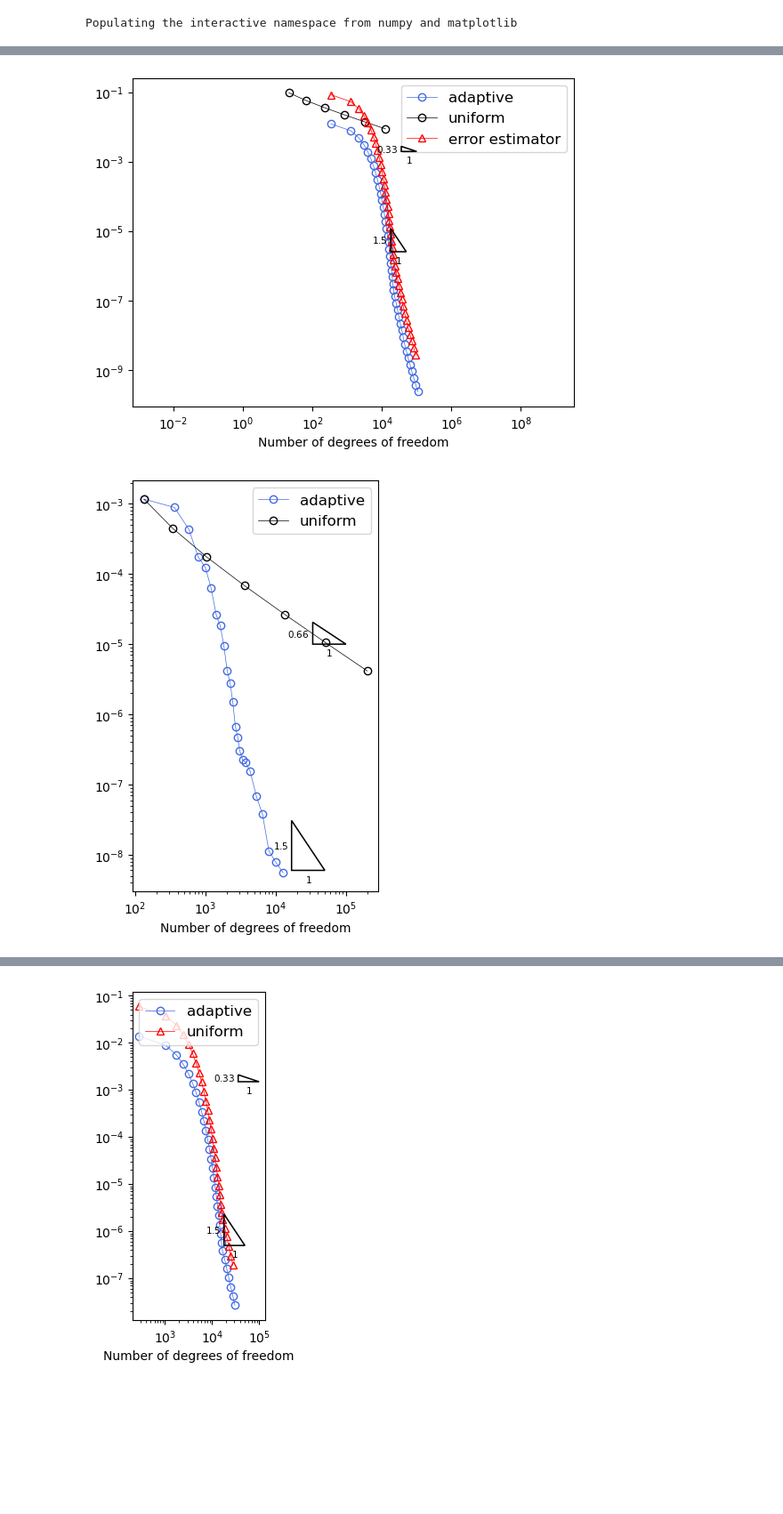
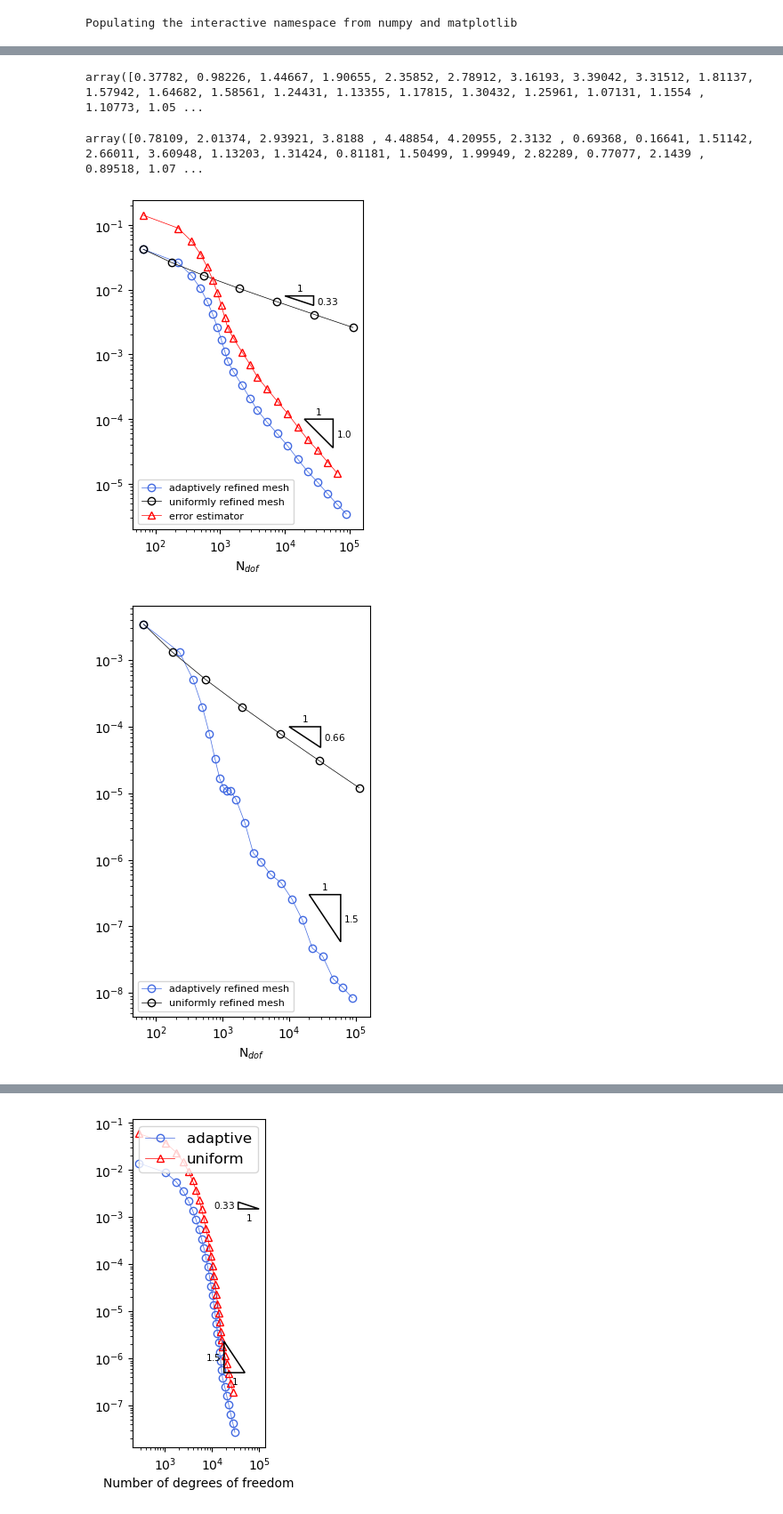
Before and after one commit to c-f-h/pyiga, a Jupyter notebook: notebooks/L-shape.ipynb, the cells around one changed output, grey strips where cells are left out. Shown at 89% size. Drawn from its saved outputs; the diff is of its cells as text; code cells hidden in the pictures; blank space fills up the shorter version.

```diff
--- a/notebooks/L-shape.ipynb
+++ b/notebooks/L-shape.ipynb
@@ -247,7 +249,7 @@ def uniform(M, f, g, u=None, maxiter=12, plotrange=(-1,1), draw=False):
     for iter in range(maxiter):
         print(iter)
         if draw:
-            MP.mesh.draw(figsize=(6,6),bwidth=1)
+            MP.mesh.draw(bwidth=1)
             plt.axis('scaled');
             plt.show()
 
@@ -307,9 +309,9 @@ def uy(x,y):
 
 f=lambda x,y: 0.
 # %%
-deg=1
+deg=2
 M = Lshape(deg,deg+1)
-MP, uh, numdofs, L2err, H1err = uniform(M,f={0:f},g=u,u=u, maxiter=6, draw=True)
+MP, uh, numdofs, L2err, H1err = uniform(M,f={0:f},g=u,u=u, maxiter=7, draw=True)
 # M.draw()
 # %% [output]
 0
@@ -333,7 +335,7 @@ Refinement took 0.0001537799835205078 seconds.
 # %%
-deg=5
+deg=2
 M = Lshape(deg,deg+1)
-MP_a, uh_a, numdofs_a, L2err_a, H1err_a, err_est = adaptive(M, f={0:f}, g=u, u=u, draw=True, maxiter=40)
+MP_a, uh_a, numdofs_a, L2err_a, H1err_a, err_est, err_ind, refined = adaptive(M, f={0:f}, g=u, u=u, draw=True, maxiter=23, theta=0.9)
 M.draw()
 # %% [output]
 0
@@ -377,20 +376,28 @@ Refinement took 0.01580524444580078 seconds.
+# %%
+np.log(H1err_a[1:]/H1err_a[:-1])/np.log(numdofs_a[:-1]/numdofs_a[1:])
+# %% [output]
+array([0.37782, 0.98226, 1.44667, 1.90655, 2.35852, 2.78912, 3.16193, 3.39042, 3.31512, 1.81137, 1.57942, 1.64682, 1.58561, 1.24431, 1.13355, 1.17815, 1.30432, 1.25961, 1.07131, 1.1554 , 1.10773, 1.05 ...
+# %%
+np.log(L2err_a[1:]/L2err_a[:-1])/np.log(numdofs_a[:-1]/numdofs_a[1:])
+# %% [output]
+array([0.78109, 2.01374, 2.93921, 3.8188 , 4.48854, 4.20955, 2.3132 , 0.69368, 0.16641, 1.51142, 2.66011, 3.60948, 1.13203, 1.31424, 0.81181, 1.50499, 1.99949, 2.82289, 0.77077, 2.1439 , 0.89518, 1.07 ...
 # %%
 numdofs_a,H1err_a,L2err_a,err_est=np.loadtxt('Lp2n3.txt').reshape((4,23))
 # %%
 fig, ax = plt.subplots()
 plt.loglog(numdofs_a, H1err_a, 'o-',color='royalblue',linewidth=0.5, markerfacecolor='none')
 plt.loglog(numdofs, H1err, 'o-',color='black',linewidth=0.5, markerfacecolor='none')
 plt.loglog(numdofs_a[:-1], err_est[:-1], '^-',color='red',linewidth=0.5, markerfacecolor='none')
 #plt.loglog(numdofs_a[19:25],[0.2/n**(3/2) for n in numdofs_a[19:25]],linestyle='--')
 #plt.loglog(numdofs[3:6],[0.2/n**(1/3) for n in numdofs[3:6]],linestyle='--')
-plt.legend(['adaptive','uniform','error estimator'],loc='upper right',prop={'size': 12})
-plt.xlabel("Number of degrees of freedom")
-draw_loglog_slope(fig,ax,(0.5*1e5,2.6*1e-6),2,1.5,inverted=True, color='black', polygon_kwargs=None, label=True, labelcolor=None, label_kwargs=None, zorder=None)
-draw_loglog_slope(fig,ax,(1e5,0.2*1e-2),2,0.33,inverted=True, color='black', polygon_kwargs=None, label=True, labelcolor=None, label_kwargs=None, zorder=None)
-axis('equal');
+plt.legend(['adaptively refined mesh','uniformly refined mesh','error estimator'],loc='lower left',prop={'size': 8})
+plt.xlabel("N$_{dof}$")
+draw_loglog_slope(fig,ax,(2*1e4,1e-4),2, deg/2,inverted=False, color='black', polygon_kwargs=None, label=True, labelcolor=None, label_kwargs=None, zorder=None)
+draw_loglog_slope(fig,ax,(1e4,0.8*1e-2),2,0.33,inverted=False, color='black', polygon_kwargs=None, label=True, labelcolor=None, label_kwargs=None, zorder=None)
+axis('scaled');
 plt.show()
 # %% [output]
-[figure, old version]
+[figure, new version]
 # %%
 fig, ax = plt.subplots(figsize=(6,6))
 plt.loglog(numdofs_a, L2err_a, 'o-',color='royalblue',linewidth=0.5, markerfacecolor='none')
@@ -398,12 +405,12 @@ plt.loglog(numdofs, L2err, 'o-',color='black',linewidth=0.5, markerfacecolor='no
 #plt.loglog(numdofs_a[:-1], err_est[:-1], '^-',color='red',linewidth=0.5, markerfacecolor='none')
 #plt.loglog(numdofs_a[16:22],[0.001/n**(1) for n in numdofs_a[16:22]],linestyle='--')
 #plt.loglog(numdofs[3:6],[0.2/n**(2/3) for n in numdofs[3:6]],linestyle='--')
-plt.legend(['adaptive','uniform'],loc='upper right',prop={'size': 12})
-plt.xlabel("Number of degrees of freedom")
-draw_loglog_slope(fig,ax,(0.5*1e5,0.6*1e-8),2,slope=1.5,inverted=True, color='black', polygon_kwargs=None, label=True, labelcolor=None, label_kwargs=None, zorder=None)
-draw_loglog_slope(fig,ax,(1e5,0.1*1e-4),2,0.66,inverted=True, color='black', polygon_kwargs=None, label=True, labelcolor=None, label_kwargs=None, zorder=None)
+plt.legend(['adaptively refined mesh','uniformly refined mesh'],loc='lower left',prop={'size': 8})
+plt.xlabel("N$_{dof}$")
+draw_loglog_slope(fig,ax,(2*1e4,3*1e-7),2,slope=(deg+1)/2,inverted=False, color='black', polygon_kwargs=None, label=True, labelcolor=None, label_kwargs=None, zorder=None)
+draw_loglog_slope(fig,ax,(1e4,0.1*1e-3),2,0.66,inverted=False, color='black', polygon_kwargs=None, label=True, labelcolor=None, label_kwargs=None, zorder=None)
 axis('scaled');
 plt.show()
 # %% [output]
-[figure, old version]
+[figure, new version]
 # %%
```
Also changed, not shown: parts of 16 cells of this notebook, 6 other files.
